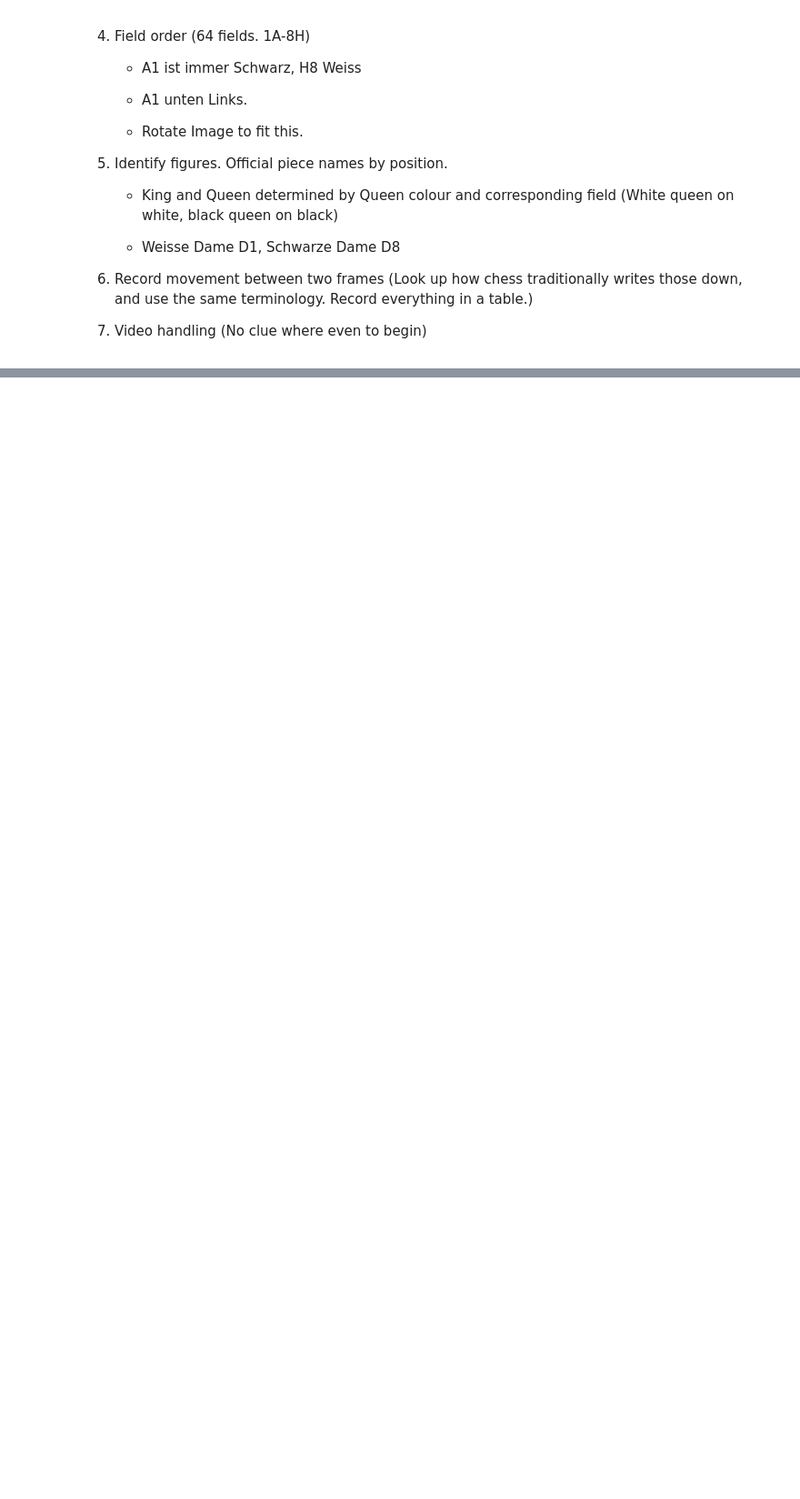
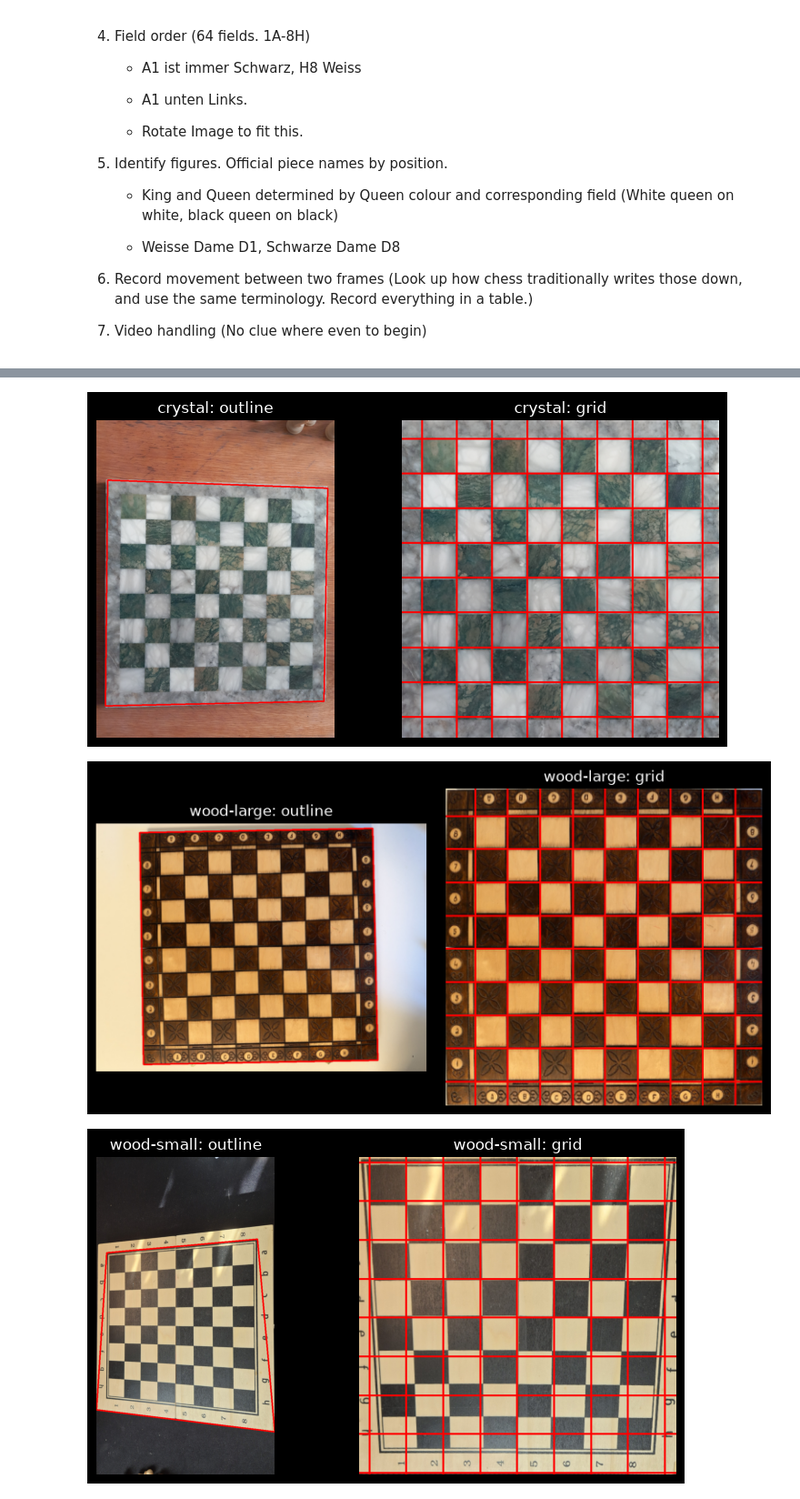
Before and after one commit to D4rkMindz/chess-tracker, a Jupyter notebook: notebooks/classification/contrast.ipynb, the cells around one changed output, grey strips where cells are left out. Shown at 91% size. Drawn from its saved outputs; the diff is of its cells as text; code cells hidden in the pictures; blank space fills up the shorter version.

```diff
--- a/notebooks/classification/contrast.ipynb
+++ b/notebooks/classification/contrast.ipynb
@@ -36,0 +369,14 @@ chess_img = PROJECT_ROOT / "data" / "chess" / "crystal"
+# %%
+# Run step 1 (outline) and step 2 (grid) on the empty board of every set.
+data_root = chess_img.parent
+for name, fn in BOARD_MASK.items():
+    # Photo 0 of each set is the empty board.
+    img = load(photo_paths(data_root / name)[0])
+    c = board_corners(img, fn)
+    b = warp_board(img, c)
+    gx, gy, _, _ = find_grid(b)
+    show([draw_outline(img, c), draw_grid(b, gx, gy)], [f"{name}: outline", f"{name}: grid"])
+# %% [output]
+[figure, added]
+[figure, added]
+[figure, added]
```
Also changed, not shown: parts of 13 cells of this notebook, 36 other files.
